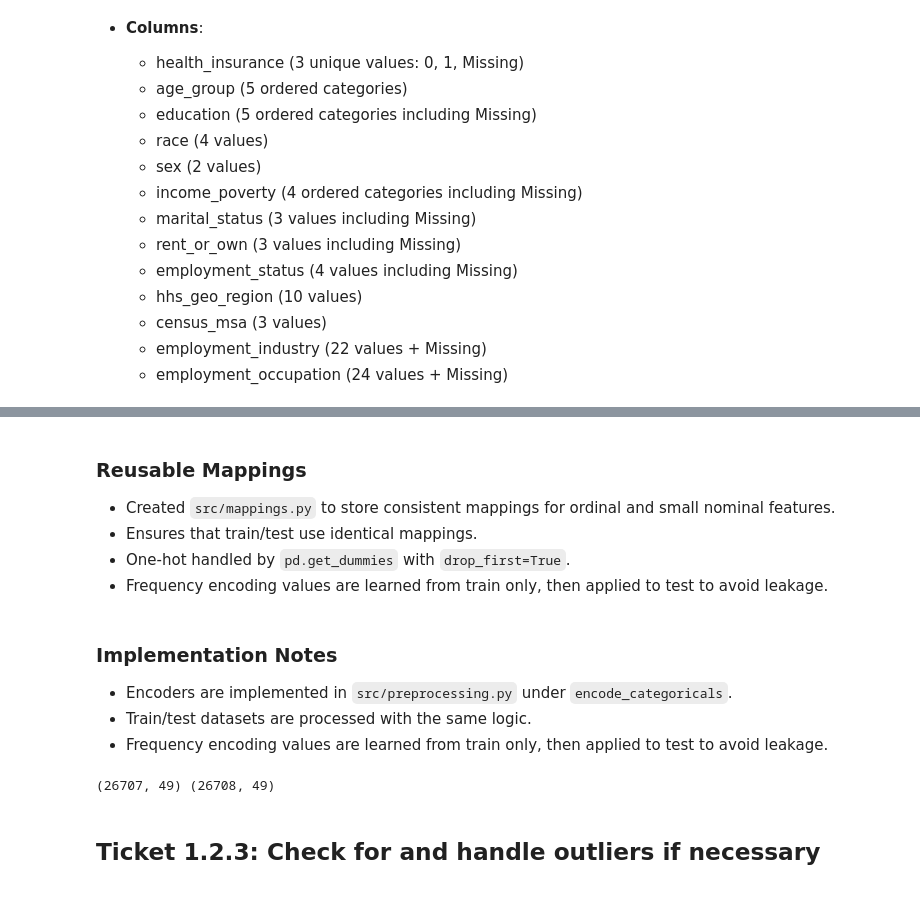
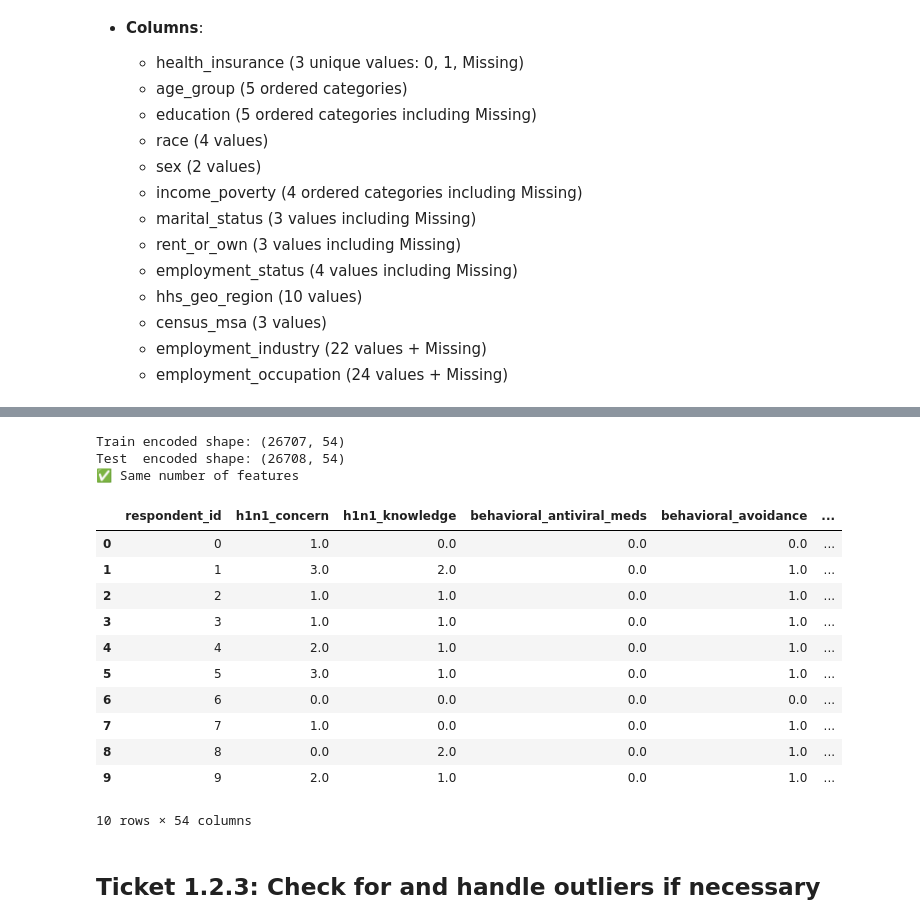
Before and after one commit to americano-diana/neuro_flushot, a Jupyter notebook: notebooks/sprint1_preprocessing.ipynb, the cells around one changed output, grey strips where cells are left out. Drawn from its saved outputs; the diff is of its cells as text; code cells hidden in the pictures.

```diff
--- a/notebooks/sprint1_preprocessing.ipynb
+++ b/notebooks/sprint1_preprocessing.ipynb
@@ -290,28 +286,58 @@ Name: count, dtype: int64
-# %% [markdown]
-### Reusable Mappings
-
-* Created `src/mappings.py` to store consistent mappings for ordinal and small nominal features.
-* Ensures that train/test use identical mappings.
-* One-hot handled by `pd.get_dummies` with `drop_first=True`.
-* Frequency encoding values are learned from train only, then applied to test to avoid leakage.
-# %% [markdown]
-### Implementation Notes
-
-* Encoders are implemented in `src/preprocessing.py` under `encode_categoricals`.
-* Train/test datasets are processed with the same logic.
-* Frequency encoding values are learned from train only, then applied to test to avoid leakage.
 # %%
+# Encoding step using imputed dataframes
+import sys, os
+from pathlib import Path
+import pandas as pd
+
+# Ensure repo root is importable
+repo_root = Path.cwd().parent
+if str(repo_root) not in sys.path:
+    sys.path.append(str(repo_root))
+
 from src.preprocessing import encode_categoricals
 
-# Encode categoricals
-from src.preprocessing import encode_categoricals
+# Merge labels with train_imputed for target encoding
+train_for_encoding = train_imputed.merge(
+    train_labels[["respondent_id", "h1n1_vaccine", "seasonal_vaccine"]],
+    on="respondent_id",
+    how="left"
+)
 
-train_encoded = encode_categoricals(train_imputed)
-test_encoded  = encode_categoricals(test_imputed)
+# Apply encoding
+train_encoded, test_encoded = encode_categoricals(
+    train_df=train_for_encoding,
+    test_df=test_imputed,
+    train_labels=train_labels
+)
 
-print(train_encoded.shape, test_encoded.shape)
+# Drop target columns from encoded training set (they were only for encoding)
+train_encoded.drop(columns=["h1n1_vaccine", "seasonal_vaccine"], errors="ignore", inplace=True)
+
+# Align columns between train and test
+test_encoded = test_encoded.reindex(columns=train_encoded.columns, fill_value=0)
+
+# Verify results
+print(f"Train encoded shape: {train_encoded.shape}")
+print(f"Test  encoded shape: {test_encoded.shape}")
 # %% [output]
-(26707, 49) (26708, 49)
+Train encoded shape: (26707, 54)
+Test  encoded shape: (26708, 54)
+✅ Same number of features
+# %%
+train_encoded.head(10)
+# %% [output]
+|  | respondent_id | h1n1_concern | h1n1_knowledge | behavioral_antiviral_meds | behavioral_avoidance | ... |
+| 0 | 0 | 1.0 | 0.0 | 0.0 | 0.0 | ... |
+| 1 | 1 | 3.0 | 2.0 | 0.0 | 1.0 | ... |
+| 2 | 2 | 1.0 | 1.0 | 0.0 | 1.0 | ... |
+| 3 | 3 | 1.0 | 1.0 | 0.0 | 1.0 | ... |
+| 4 | 4 | 2.0 | 1.0 | 0.0 | 1.0 | ... |
+| 5 | 5 | 3.0 | 1.0 | 0.0 | 1.0 | ... |
+| 6 | 6 | 0.0 | 0.0 | 0.0 | 0.0 | ... |
+| 7 | 7 | 1.0 | 0.0 | 0.0 | 1.0 | ... |
+| 8 | 8 | 0.0 | 2.0 | 0.0 | 1.0 | ... |
+| 9 | 9 | 2.0 | 1.0 | 0.0 | 1.0 | ... |
+10 rows × 54 columns
 # %% [markdown]
 ## Ticket 1.2.3: Check for and handle outliers if necessary
 # %%
```
Also changed, not shown: parts of 4 cells of this notebook, 5 other files.
